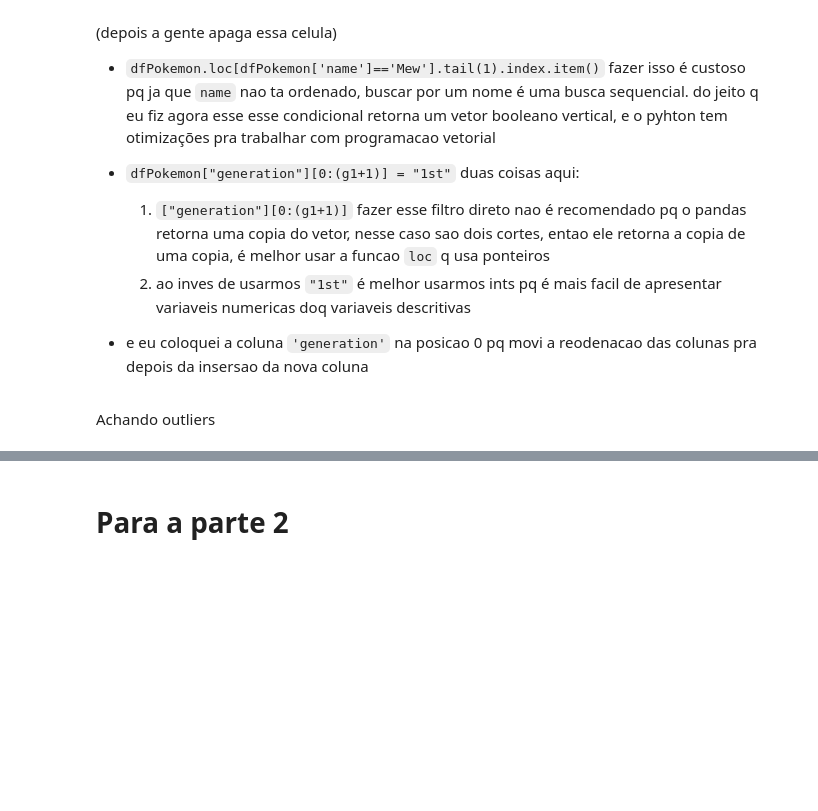
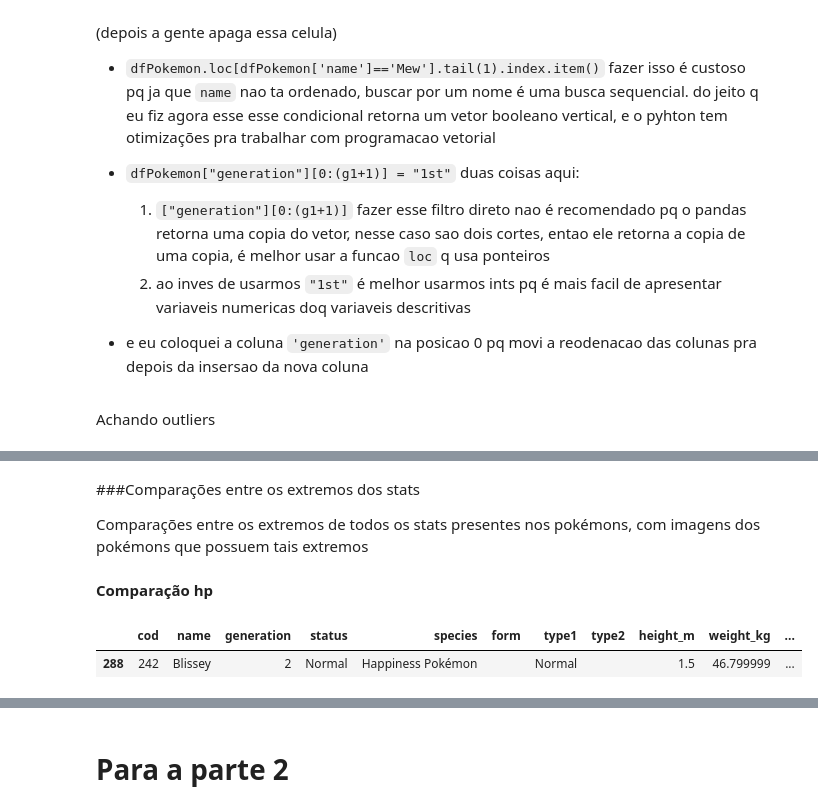
Before and after one commit to BrenoUSP/SCC0652_Computational_Visualization, a Jupyter notebook: notebooks/Projeto_1_Processamento_de_dados.ipynb, the cells around one changed output, grey strips where cells are left out. Saved outputs shown, nothing was run; the diff lists cells and outputs as text; code cells hidden in the pictures; blank space fills up the shorter version.

Commit message:
Criação da sessão de comparação entre extremos

```diff
--- a/notebooks/Projeto_1_Processamento_de_dados.ipynb
+++ b/notebooks/Projeto_1_Processamento_de_dados.ipynb
@@ -256,3 +251,15 @@ pokemonOut
 | 800 | Necrozma | 7 | Legendary | Prism Pokémon | Ultra Necrozma | Psychic | Dragon | 7.5 | 230.000000 | 754 | ... |
 | 890 | Eternatus | 8 | Legendary | Gigantic Pokémon | Eternamax | Poison | Dragon | 20.0 | 950.000000 | 1125 | ... |
 | 890 | Eternatus | 8 | Legendary | Gigantic Pokémon | Eternamax | Poison | Dragon | 100.0 | NaN | 1125 | ... |
+# %% [markdown]
+###Comparações entre os extremos dos stats
+
+Comparações entre os extremos de todos os stats presentes nos pokémons, com imagens dos pokémons que possuem tais extremos
+# %% [markdown]
+**Comparação hp**
+# %%
+hpPokemonMax=dfPokemon.loc[[dfPokemon['hp'].idxmax()]]
+hpPokemonMax
+# %% [output]
+|  | cod | name | generation | status | species | form | type1 | type2 | height_m | weight_kg | ... |
+| 288 | 242 | Blissey | 2 | Normal | Happiness Pokémon |  | Normal |  | 1.5 | 46.799999 | ... |
```
Also changed, not shown: parts of 36 cells of this notebook.
